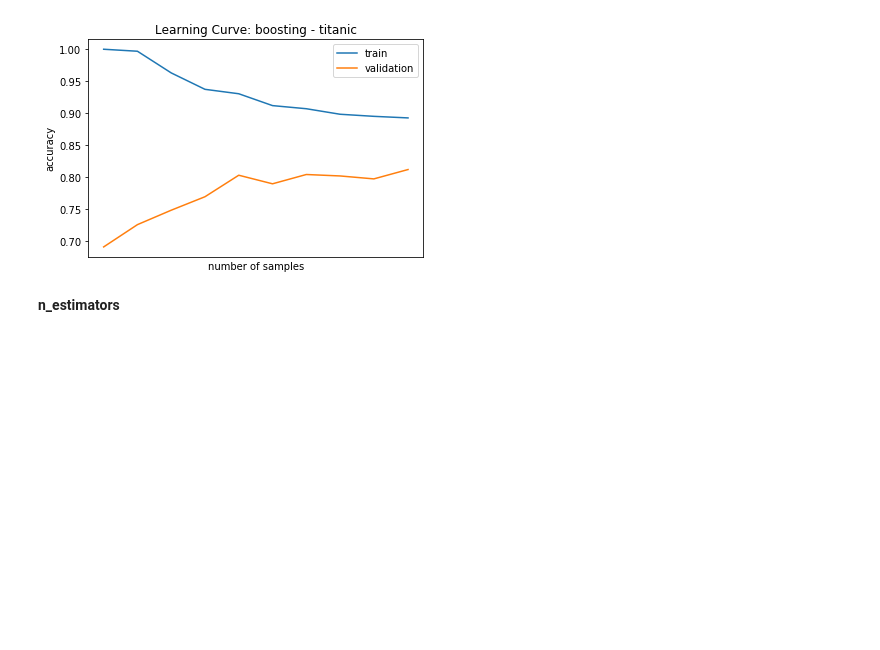
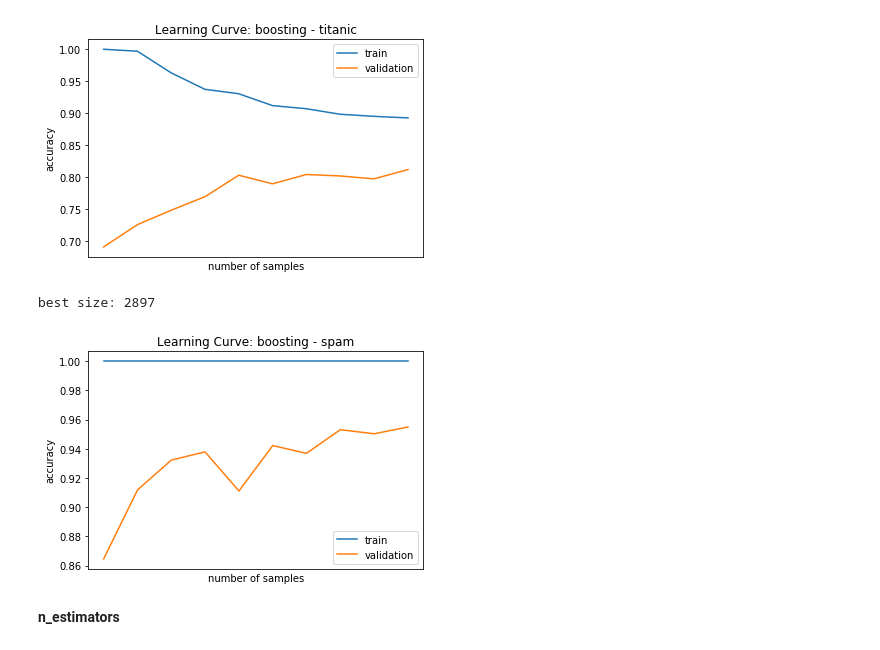
Before and after one commit to dannybit/CS7641Assignment1, a Jupyter notebook: Boosting.ipynb, the cells around one changed output. Cells and saved outputs as stored; diff of their text form; code cells hidden in the pictures; blank space fills up the shorter version.

```diff
--- a/Boosting.ipynb
+++ b/Boosting.ipynb
@@ -50,0 +32,9 @@ titanic_test
+# %%
+spam_df = pd.read_csv('spambase2.csv', header=0)
+spam_x = spam_df.drop('class', axis=1)
+spam_y = spam_df['class']
+X_spam_train, X_spam_test, y_spam_train, y_spam_test = train_test_split(spam_x, spam_y, test_size=0.3,random_state=0)
+print(f"X_spam_train: {X_spam_train.shape}")
+print(f"X_spam_test: {X_spam_test.shape}")
+print(f"y_spam_train: {y_spam_train.shape}")
+print(f"y_spam_test: {y_spam_test.shape}")
@@ -74,0 +66,5 @@ NameError: name 'X_titanic_test' is not defined
+# %%
+spam_cv = GridSearchCV(AdaBoostClassifier(base_estimator=DecisionTreeClassifier(),random_state=123),param_grid=params, cv=5)
+spam_cv.fit(X_spam_train, y_spam_train)
+spam_cv.best_params_
+print(f"best params spam: {spam_cv.best_params_}")
@@ -84,6 +82,11 @@ make_learning_curve(titanic_cv.best_estimator_, X_titanic_train, y_titanic_train
 # %% [output]
 best size: 801
 [figure]
+# %%
+make_learning_curve(spam_cv.best_estimator_, X_spam_train, y_spam_train, np.linspace(0.1, 1.0, 10), 10, "boosting", "spam")
+# %% [output]
+best size: 2897
+[figure, added]
 # %% [markdown]
 **n_estimators**
 # %%
```
Also changed, not shown: parts of 8 cells of this notebook, 3 other files.
